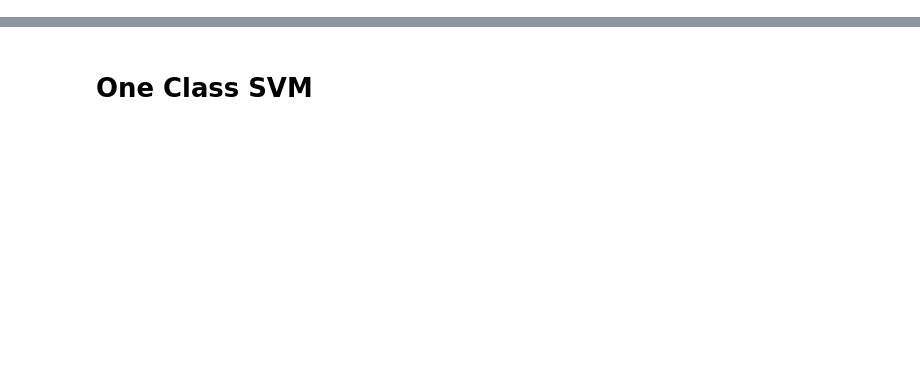
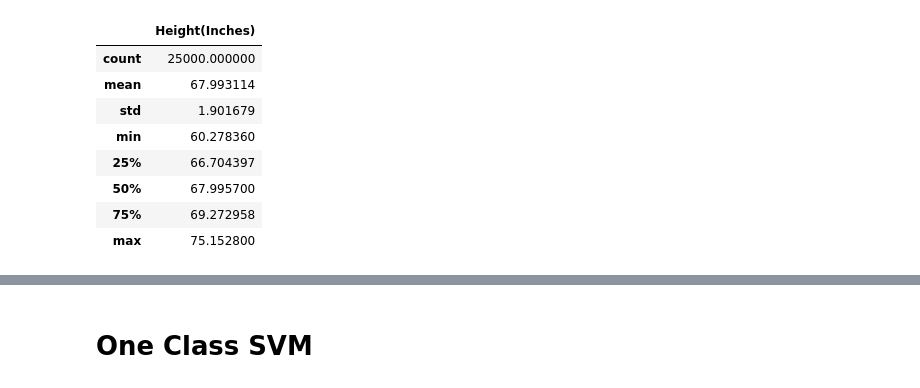
Before and after one commit to ssaeed85/dsc-OutlierDetection, a Jupyter notebook: OneClassSVM_KMeans.ipynb, the cells around one changed output, grey strips where cells are left out. Cells and saved outputs as stored; diff of their text form; code cells hidden in the pictures; blank space fills up the shorter version.

```diff
--- a/OneClassSVM_KMeans.ipynb
+++ b/OneClassSVM_KMeans.ipynb
@@ -95,0 +39,13 @@ For the standard deviation method, the outlier threshold is between 40.562756258
+# %%
+df_HW = pd.read_csv('data/SOCR-HeightWeight.csv',index_col='Index')[['Height(Inches)']]
+df_HW.describe()
+# %% [output]
+|  | Height(Inches) |
+| count | 25000.000000 |
+| mean | 67.993114 |
+| std | 1.901679 |
+| min | 60.278360 |
+| 25% | 66.704397 |
+| 50% | 67.995700 |
+| 75% | 69.272958 |
+| max | 75.152800 |
```
Also changed, not shown: parts of 8 cells of this notebook, 4 other files.
